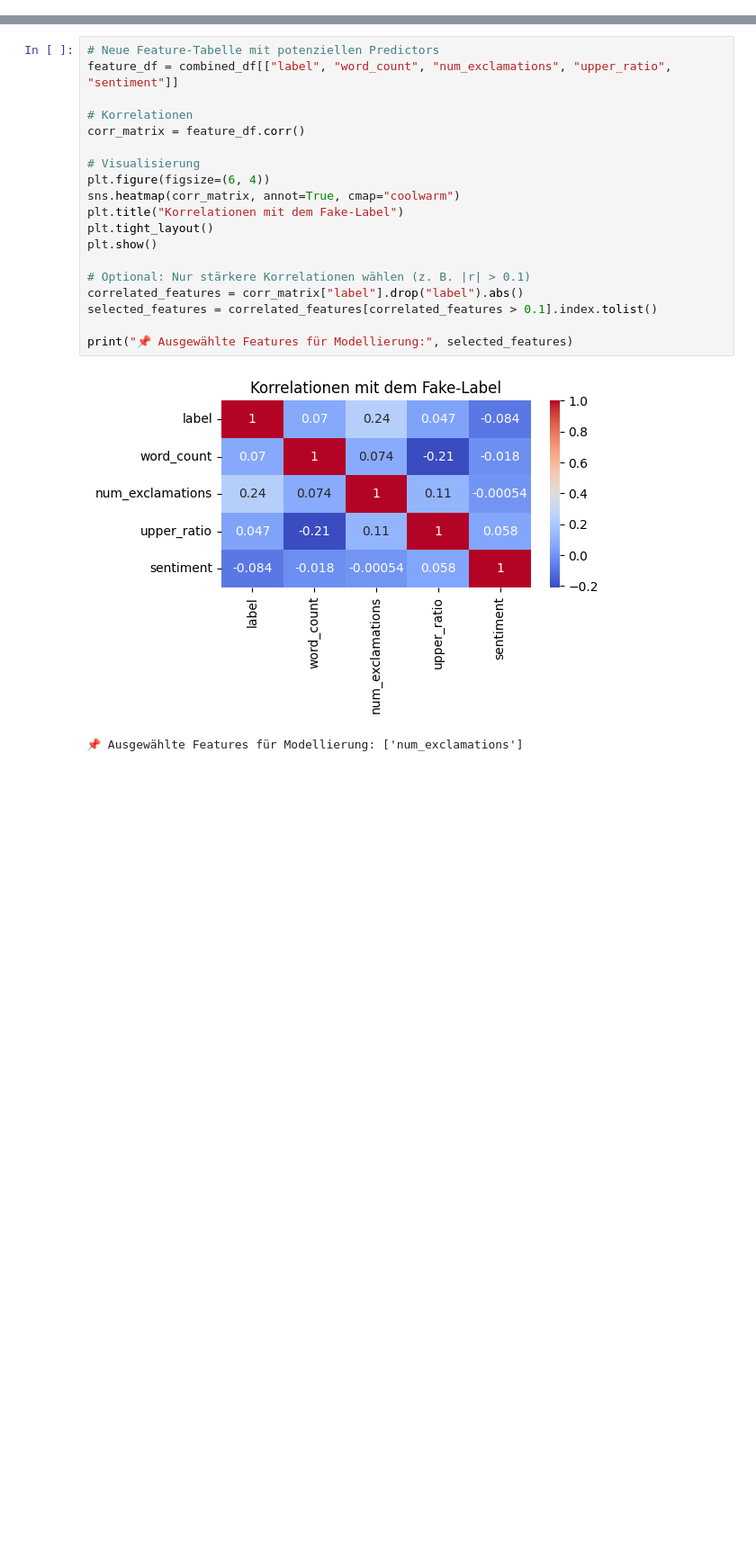
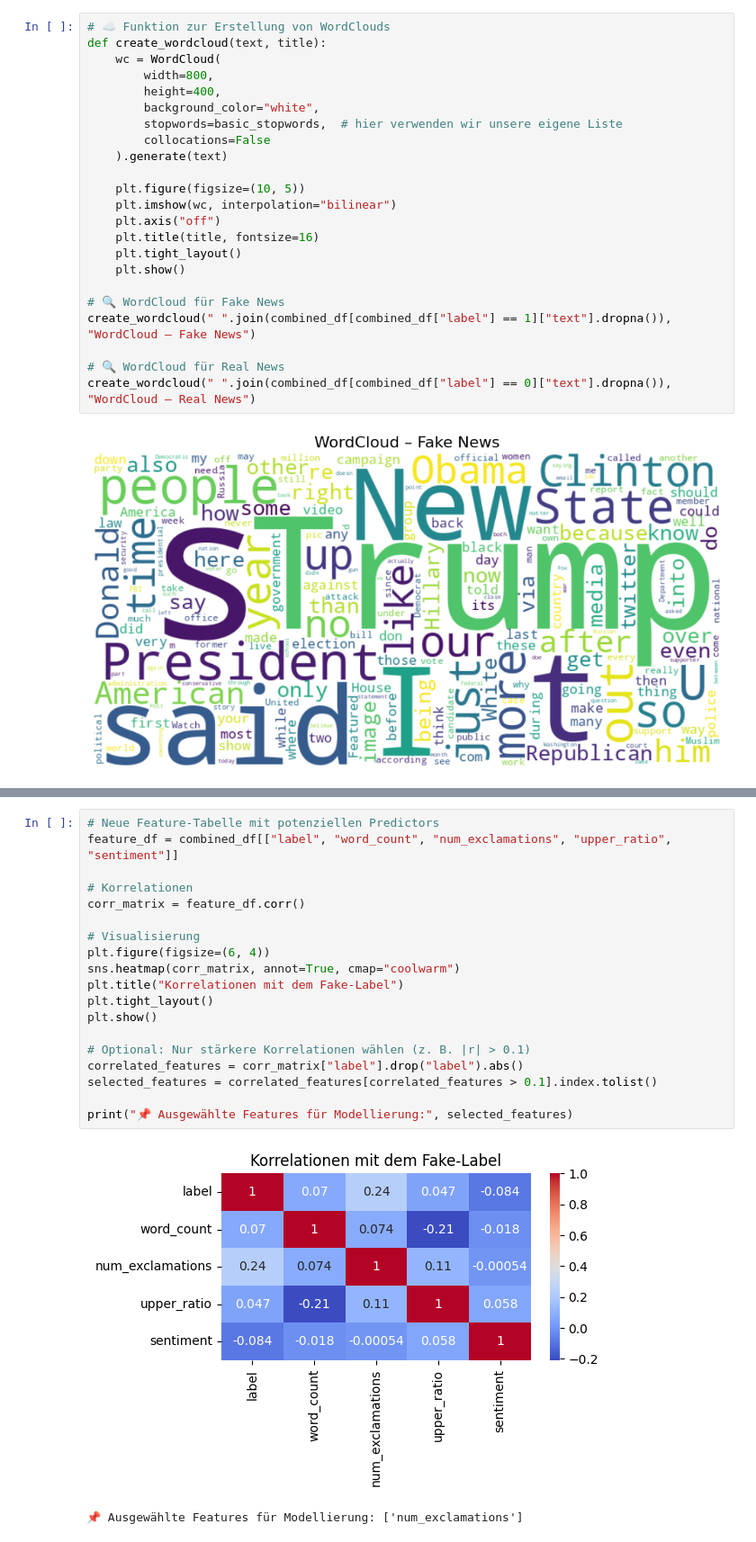
Before and after one commit to Dilan123456/Python_Basiscs_FakeNews_Classification, a Jupyter notebook: FakeNewsDetection_RF_TFIDF_v1.0.ipynb, the cells around one changed output, grey strips where cells are left out. Shown at 90% size. Drawn from its saved outputs; the diff is of its cells as text; blank space fills up the shorter version.

```diff
--- a/FakeNewsDetection_RF_TFIDF_v1.0.ipynb
+++ b/FakeNewsDetection_RF_TFIDF_v1.0.ipynb
@@ -113,0 +116,25 @@ weighted avg       1.00      1.00      1.00      8980
+# %%
+# ☁️ Funktion zur Erstellung von WordClouds
+def create_wordcloud(text, title):
+    wc = WordCloud(
+        width=800,
+        height=400,
+        background_color="white",
+        stopwords=basic_stopwords,  # hier verwenden wir unsere eigene Liste
+        collocations=False
+    ).generate(text)
+
+    plt.figure(figsize=(10, 5))
+    plt.imshow(wc, interpolation="bilinear")
+    plt.axis("off")
+    plt.title(title, fontsize=16)
+    plt.tight_layout()
+    plt.show()
+
+# 🔍 WordCloud für Fake News
+create_wordcloud(" ".join(combined_df[combined_df["label"] == 1]["text"].dropna()), "WordCloud – Fake News")
+
+# 🔍 WordCloud für Real News
+create_wordcloud(" ".join(combined_df[combined_df["label"] == 0]["text"].dropna()), "WordCloud – Real News")
+# %% [output]
+[figure, added]
```
Also changed, not shown: parts of 71 cells of this notebook.
